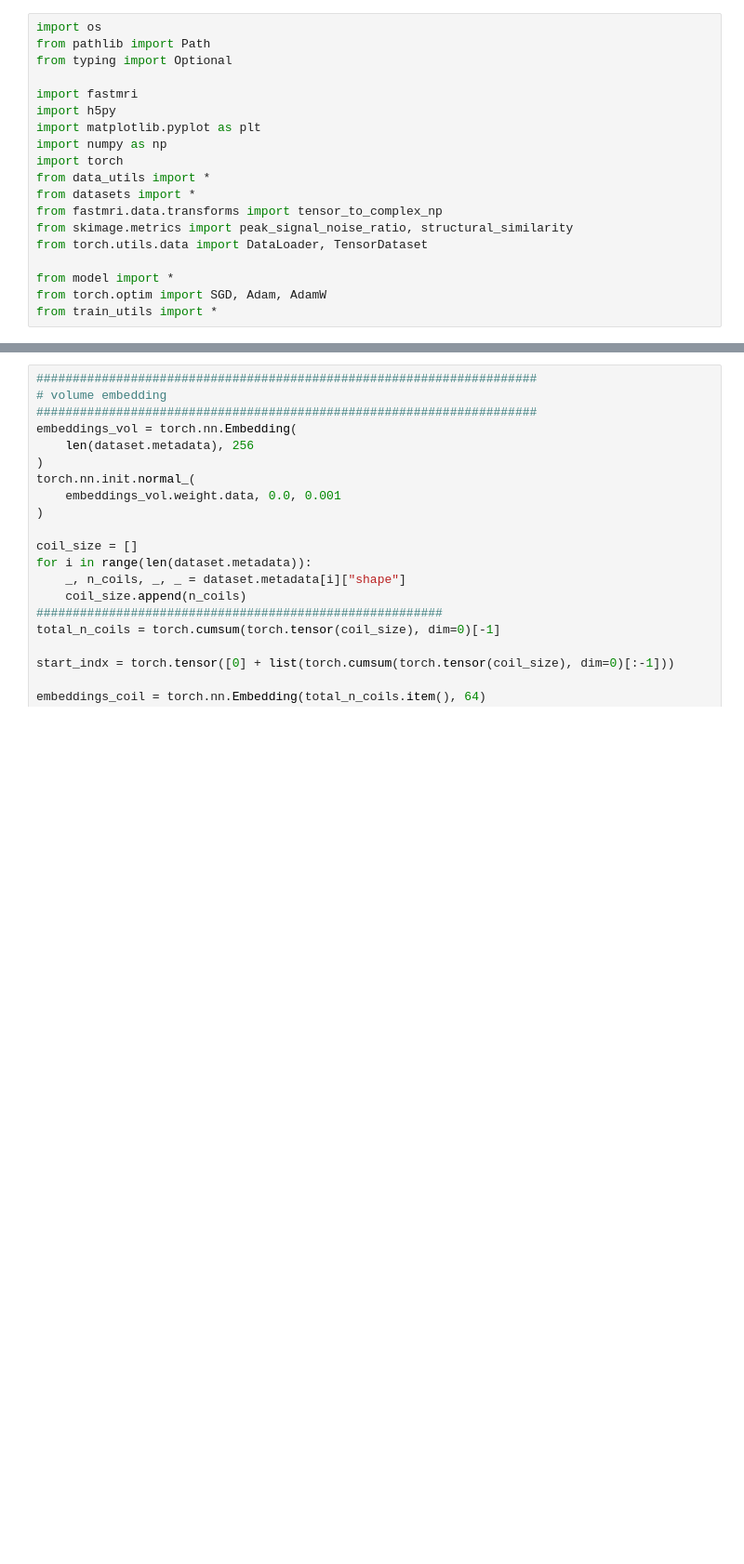
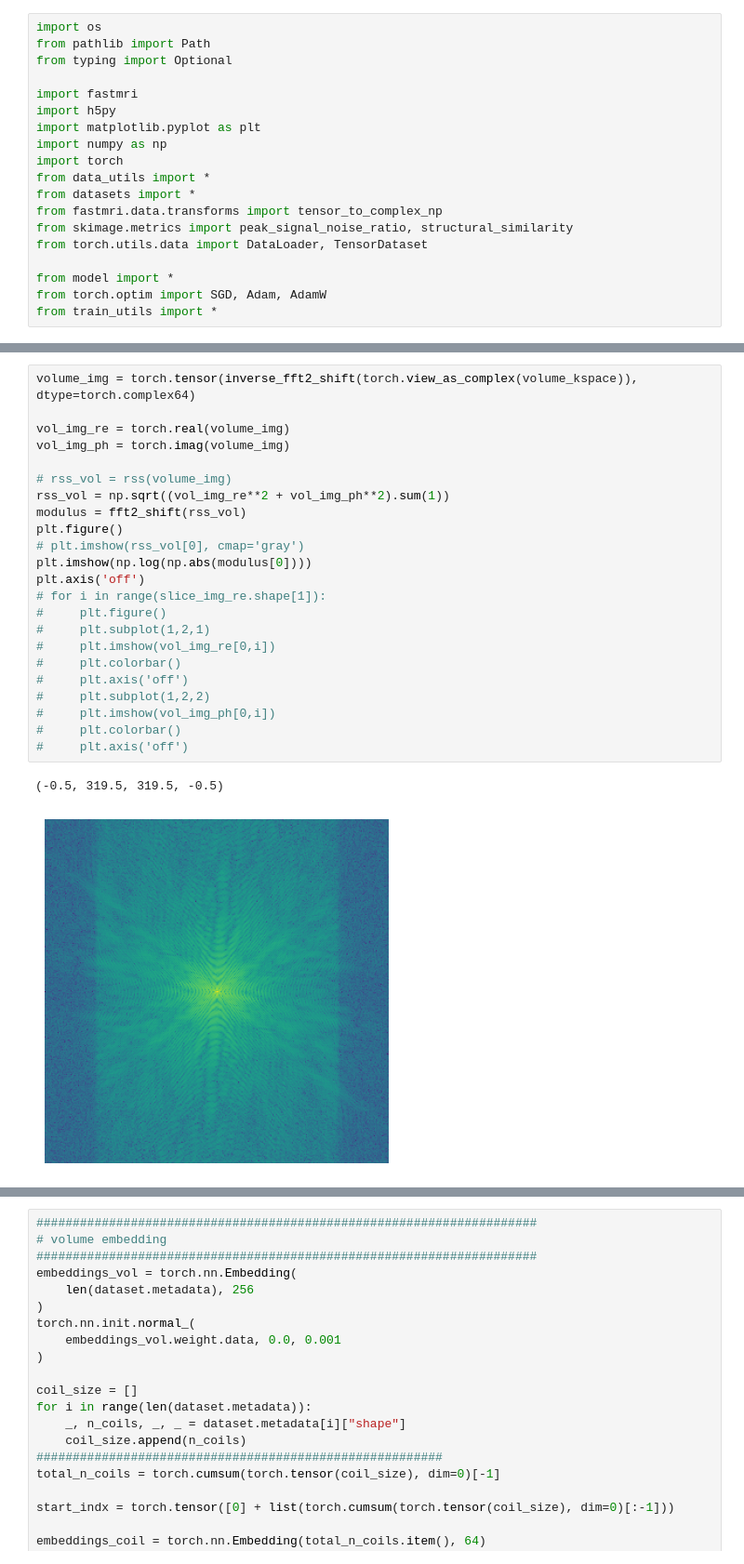
Before and after one commit to marinacrsp/proj_marina, a Jupyter notebook: multi_gpu_coil/dummy.ipynb, the cells around one changed output, grey strips where cells are left out. Shown at 93% size. Saved outputs shown, nothing was run; the diff lists cells and outputs as text; blank space fills up the shorter version.

```diff
--- a/multi_gpu_coil/dummy.ipynb
+++ b/multi_gpu_coil/dummy.ipynb
@@ -33,0 +83,26 @@ dataloader = DataLoader(
+# %%
+volume_img = torch.tensor(inverse_fft2_shift(torch.view_as_complex(volume_kspace)), dtype=torch.complex64)
+
+vol_img_re = torch.real(volume_img)
+vol_img_ph = torch.imag(volume_img)
+
+# rss_vol = rss(volume_img)
+rss_vol = np.sqrt((vol_img_re**2 + vol_img_ph**2).sum(1))
+modulus = fft2_shift(rss_vol)
+plt.figure()
+# plt.imshow(rss_vol[0], cmap='gray')
+plt.imshow(np.log(np.abs(modulus[0])))
+plt.axis('off')
+# for i in range(slice_img_re.shape[1]):
+#     plt.figure()
+#     plt.subplot(1,2,1)
+#     plt.imshow(vol_img_re[0,i])
+#     plt.colorbar()
+#     plt.axis('off')
+#     plt.subplot(1,2,2)
+#     plt.imshow(vol_img_ph[0,i])
+#     plt.colorbar()
+#     plt.axis('off')
+# %% [output]
+(-0.5, 319.5, 319.5, -0.5)
+[figure, added]
```
Also changed, not shown: parts of 3 cells of this notebook, 6 other files.
